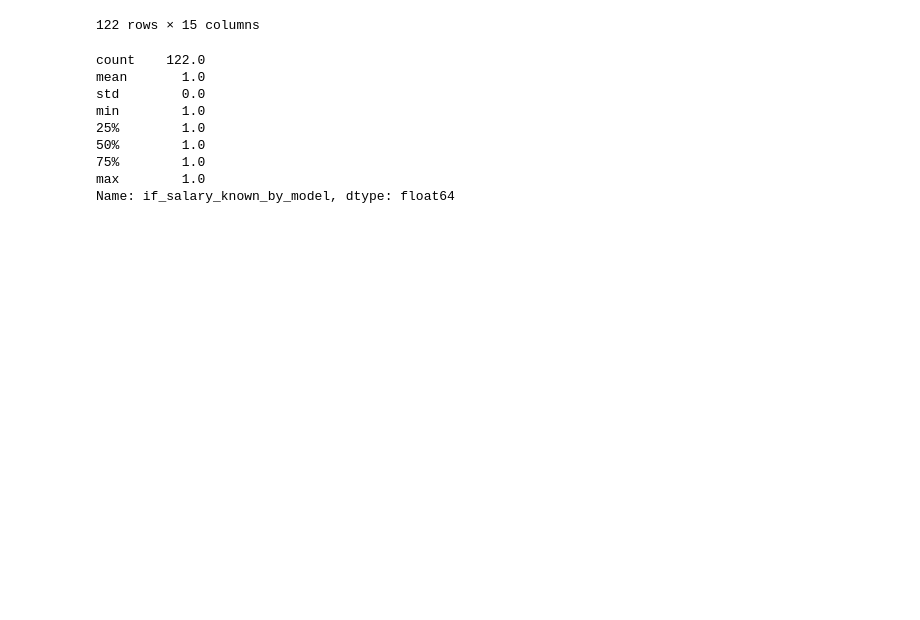
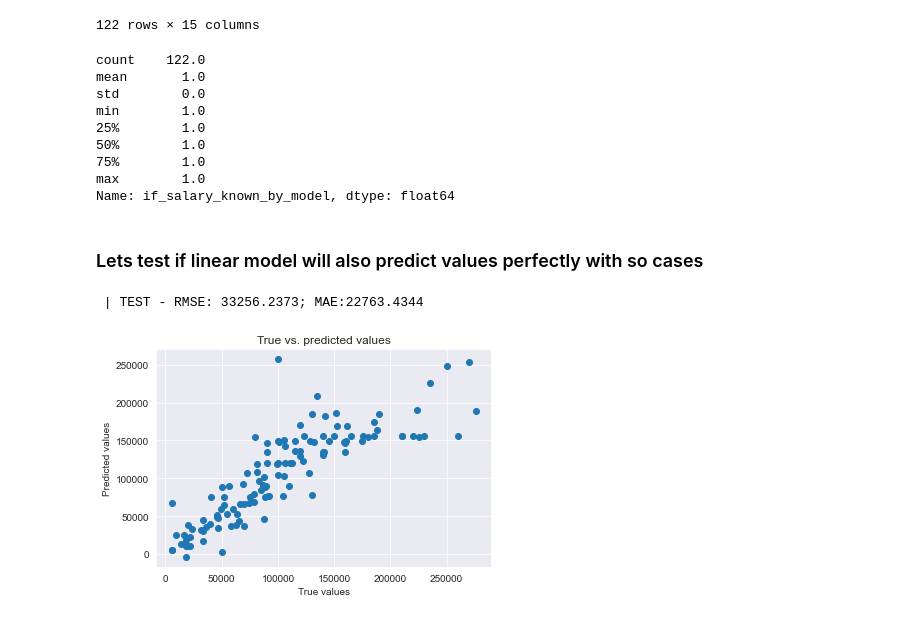
Before and after one commit to SalamanderKrajza/ds-compendium, a Jupyter notebook: projects/ds_salaries.ipynb, the cells around one changed output. Cells and saved outputs as stored; diff of their text form; code cells hidden in the pictures; blank space fills up the shorter version.

Commit message:
Add linear regression and duplicates check

```diff
--- a/projects/ds_salaries.ipynb
+++ b/projects/ds_salaries.ipynb
@@ -752,3 +757,26 @@ Name: if_salary_known_by_model, dtype: float64
 for salary in salaries_in_test_dataset:
     if salary not in salaries_know_by_model:
         print(f"{salary} salary is unknown")
+# %% [markdown]
+### Lets test if linear model will also predict values perfectly with so cases
+# %%
+model = models['LinearRegression'] #Model is already fited
+
+# Lest generate predictions once again
+y_pred = model.predict(df_test_transformed.drop('salary_in_usd', axis=1))
+
+#And test if we have the same values that we are expecting
+mse = mean_squared_error(df_test_transformed['salary_in_usd'], y_pred)
+rmse = np.sqrt(mse)
+mae = mean_absolute_error(df_test_transformed['salary_in_usd'], y_pred)
+print(f" | TEST - RMSE: {rmse:.4f}; MAE:{mae:.4f}")
+# %% [output]
+ | TEST - RMSE: 33256.2373; MAE:22763.4344
+# %%
+plt.scatter(df_test_transformed['salary_in_usd'], y_pred)
+plt.xlabel('True values')
+plt.ylabel('Predicted values')
+plt.title('True vs. predicted values')
+plt.show()
+# %% [output]
+[figure, added]
```
Also changed, not shown: parts of 6 cells of this notebook.
